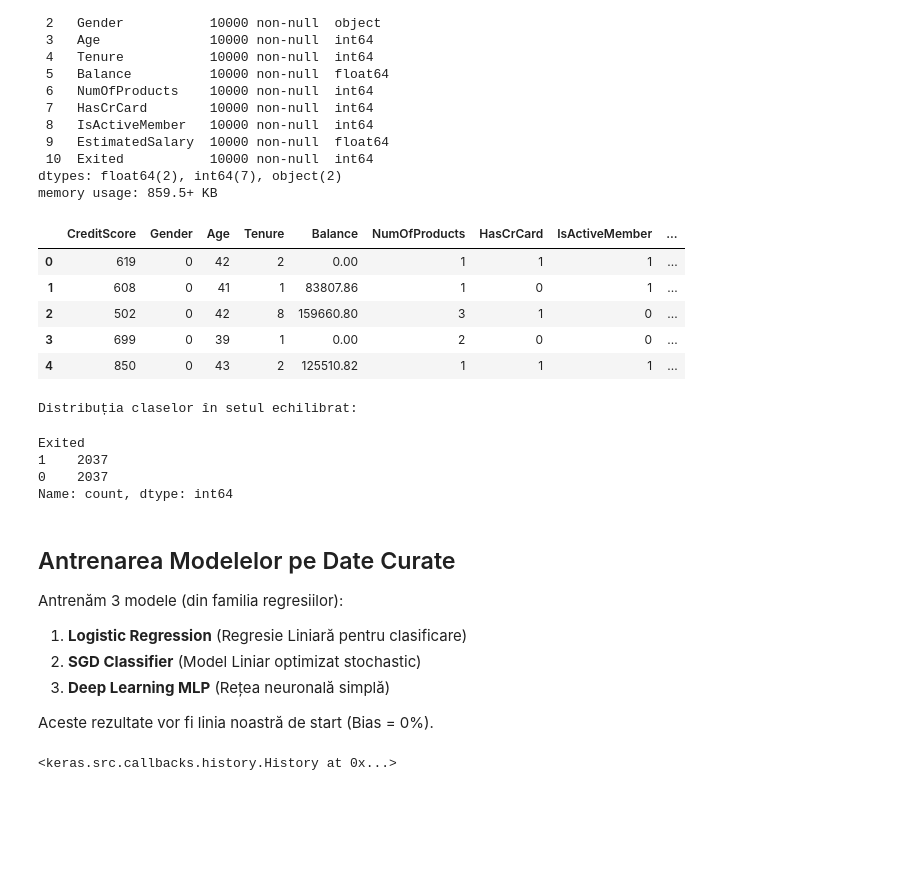
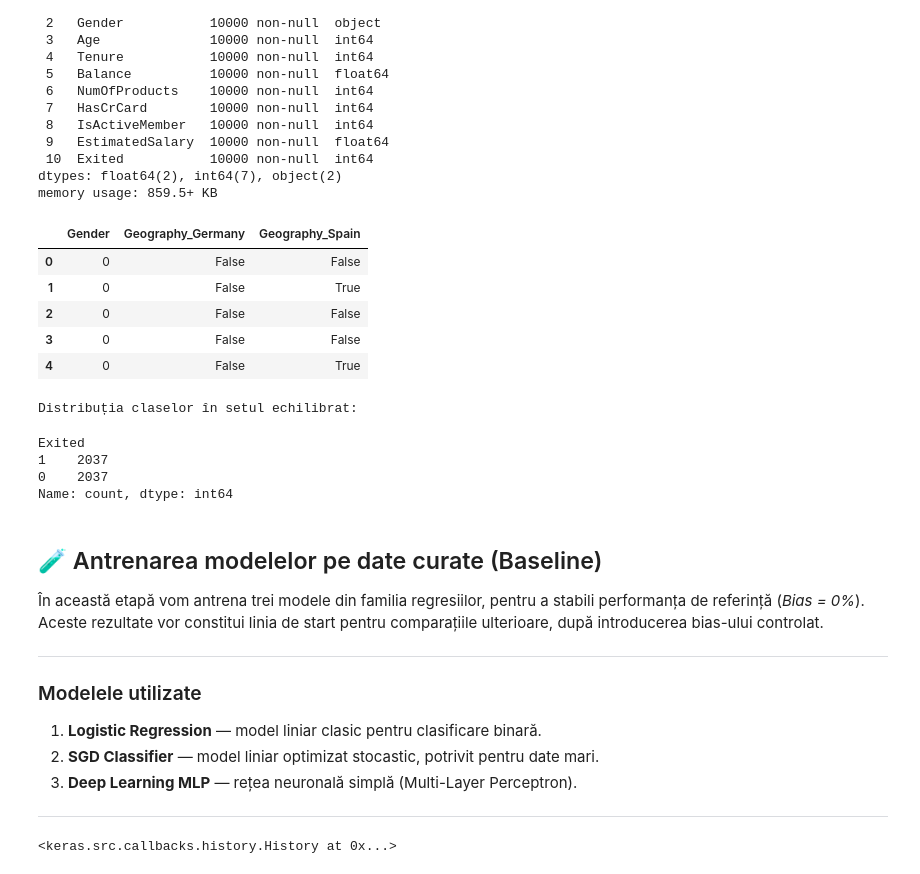
Before and after one commit to danielperebinos/UTM-SAD, a Jupyter notebook: lab_1.ipynb, the cells around one changed output. Saved outputs shown, nothing was run; the diff lists cells and outputs as text; code cells hidden in the pictures; blank space fills up the shorter version.

```diff
--- a/lab_1.ipynb
+++ b/lab_1.ipynb
@@ -57,16 +89,20 @@ memory usage: 859.5+ KB
 # %%
 from sklearn.preprocessing import LabelEncoder
 
-# 2. Encoding
+# Codificarea variabilelor categoriale
 le = LabelEncoder()
-df['Gender'] = le.fit_transform(df['Gender']) # 0=Female, 1=Male
+df['Gender'] = le.fit_transform(df['Gender'])  # 0 = Female, 1 = Male
+
+# One-hot encoding pentru coloana 'Geography'
 df = pd.get_dummies(df, columns=['Geography'], drop_first=True)
-df.head()
+
+# Verificare rezultat
+df[['Gender', 'Geography_Germany', 'Geography_Spain']].head()
 # %% [output]
-|  | CreditScore | Gender | Age | Tenure | Balance | NumOfProducts | HasCrCard | IsActiveMember | ... |
-| 0 | 619 | 0 | 42 | 2 | 0.00 | 1 | 1 | 1 | ... |
-| 1 | 608 | 0 | 41 | 1 | 83807.86 | 1 | 0 | 1 | ... |
-| 2 | 502 | 0 | 42 | 8 | 159660.80 | 3 | 1 | 0 | ... |
-| 3 | 699 | 0 | 39 | 1 | 0.00 | 2 | 0 | 0 | ... |
-| 4 | 850 | 0 | 43 | 2 | 125510.82 | 1 | 1 | 1 | ... |
+|  | Gender | Geography_Germany | Geography_Spain |
+| 0 | 0 | False | False |
+| 1 | 0 | False | True |
+| 2 | 0 | False | False |
+| 3 | 0 | False | False |
+| 4 | 0 | False | True |
 # %%
@@ -107,14 +152,19 @@ scaler = StandardScaler()
 X_train_clean_sc = scaler.fit_transform(X_train_clean)
 X_test_sc = scaler.transform(X_test)
 # %% [markdown]
-## Antrenarea Modelelor pe Date Curate
+## 🧪 Antrenarea modelelor pe date curate (Baseline)
 
-Antrenăm 3 modele (din familia regresiilor):
-1.  **Logistic Regression** (Regresie Liniară pentru clasificare)
-2.  **SGD Classifier** (Model Liniar optimizat stochastic)
-3.  **Deep Learning MLP** (Rețea neuronală simplă)
+În această etapă vom antrena trei modele din familia regresiilor, pentru a stabili performanța de referință (*Bias = 0%*).
+Aceste rezultate vor constitui linia de start pentru comparațiile ulterioare, după introducerea bias-ului controlat.
 
-Aceste rezultate vor fi linia noastră de start (Bias = 0%).
+---
+
+### Modelele utilizate
+1. **Logistic Regression** — model liniar clasic pentru clasificare binară.
+2. **SGD Classifier** — model liniar optimizat stocastic, potrivit pentru date mari.
+3. **Deep Learning MLP** — rețea neuronală simplă (Multi-Layer Perceptron).
+
+---
 # %%
 from sklearn.linear_model import SGDClassifier, LogisticRegression
 from tensorflow.keras.layers import Dense, Dropout
```
Also changed, not shown: parts of 23 cells of this notebook, 2 other files.
